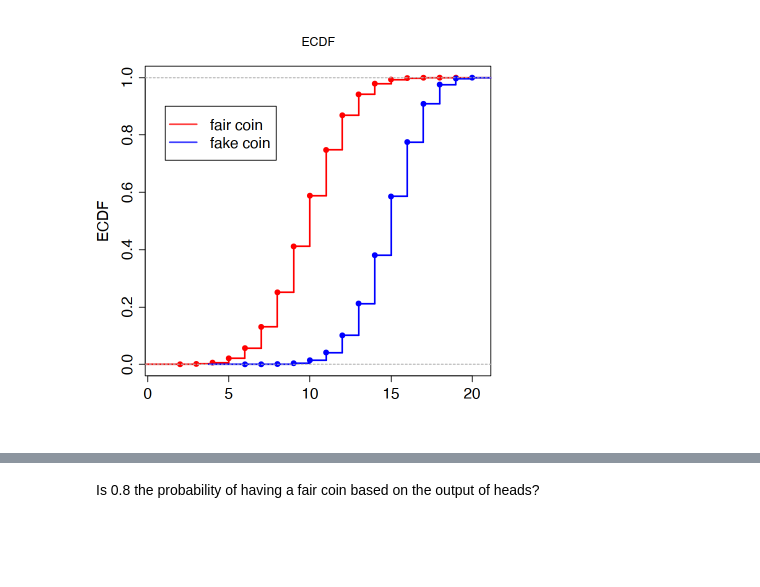
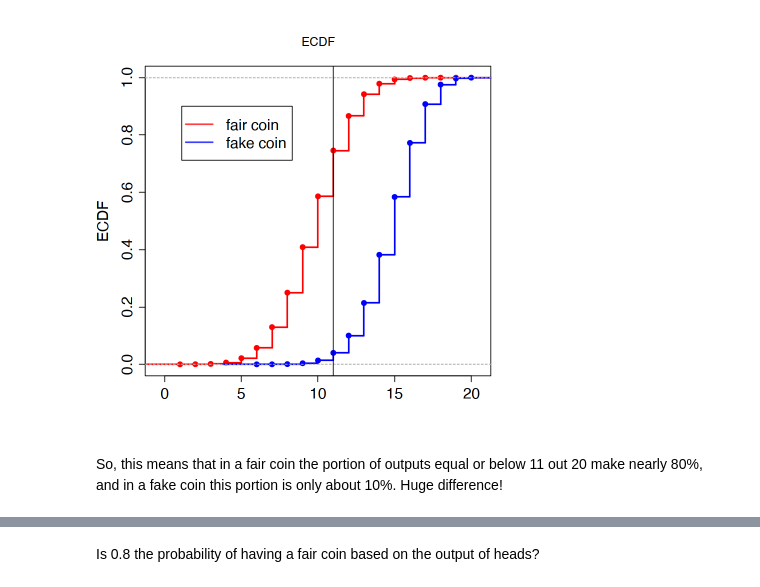
Before and after one commit to norberello/bayes.coins-and-earth-tosses, a Jupyter notebook: Bayes theorem with coins and water.ipynb, the cells around one changed output, grey strips where cells are left out. Saved outputs shown, nothing was run; the diff lists cells and outputs as text; code cells hidden in the pictures; blank space fills up the shorter version.

```diff
--- a/Bayes theorem with coins and water.ipynb
+++ b/Bayes theorem with coins and water.ipynb
@@ -67,12 +66,15 @@ plot(ecdf(biased),add=T,col="red",verticals=T)
 # %%
 # Empirical CDF
 plot(ecdf(fair), verticals = T,col="red", xlab ="", ylab = "ECDF", cex.axis =1.5, cex.lab = 1.5, main = "ECDF",lwd=2)
 lines(ecdf(biased), verticals=T,col="blue", cex.axis =1.5, cex.lab = 1.5, main = "ECDF",lwd=2)
 legend(1.1, 0.9, c("fair coin","fake coin"), col=c(rgb(1,0,0,0.75),rgb(0,0,1,0.75)),
        text.col = "black", lty = c(1, 1), lwd = c(2,2),
        merge = TRUE, bg = "white",cex=1.5)
+abline(v=11)#vertical line at 11
 # %% [output]
-[figure, old version]
+[figure, new version]
+# %% [markdown]
+So, this means that in a fair coin the portion of outputs equal or below 11 out 20 make nearly 80%, and in a fake coin this portion is only about 10%. Huge difference!
 # %%
 #placing in dataframe fair and fake coin outputs
 df_temp <- data.frame(heads=c(fair,biased),
```
Also changed, not shown: parts of 12 cells of this notebook, 2 other files.
